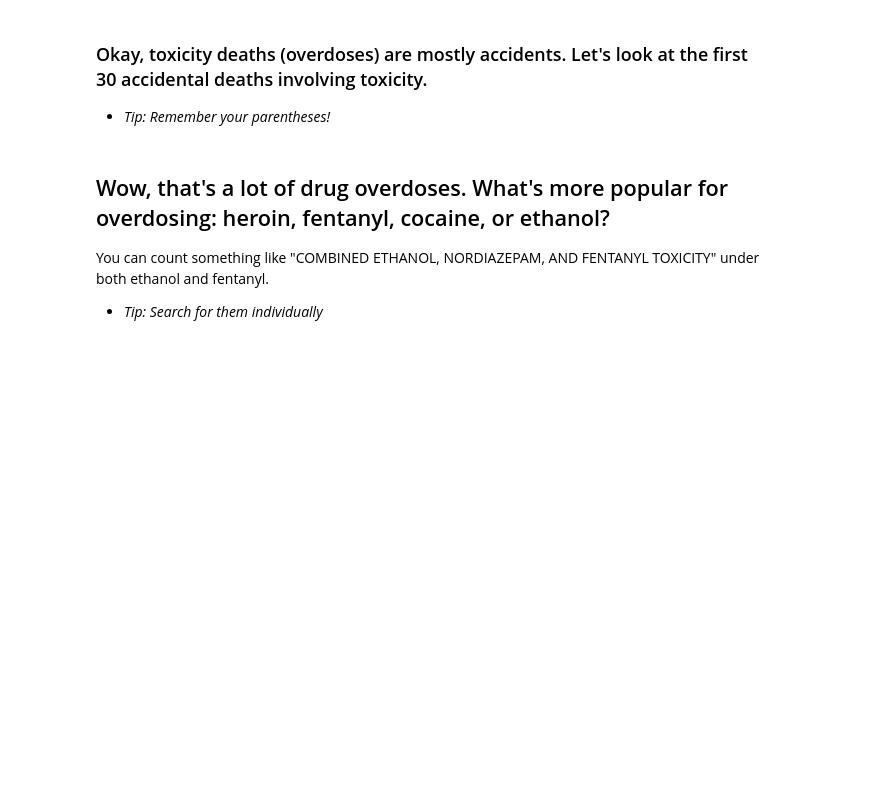
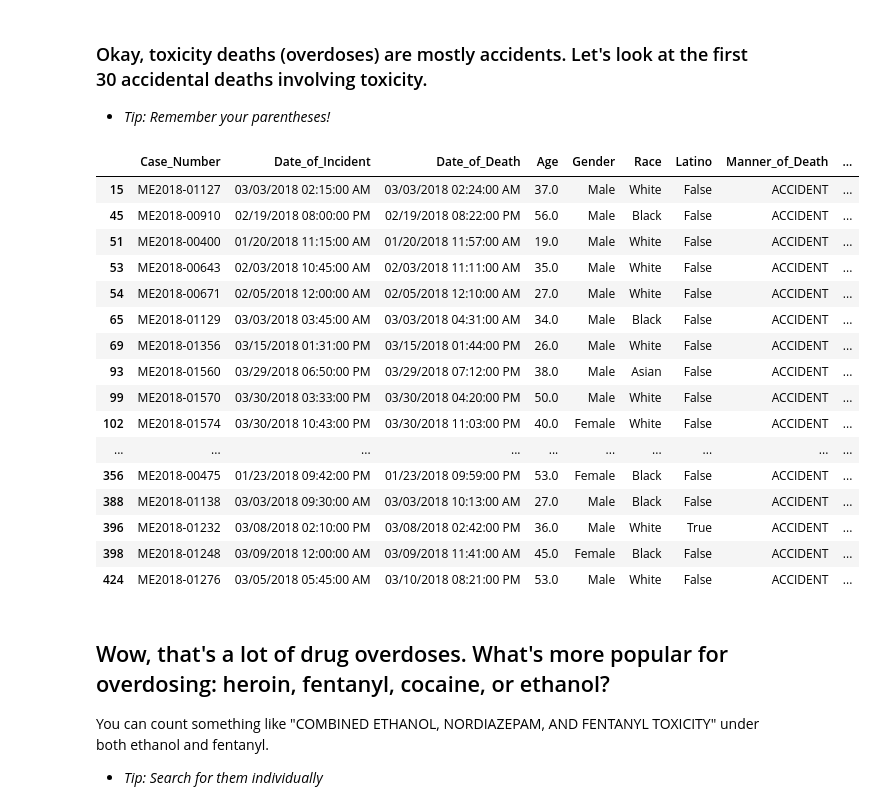
Before and after one commit to elenamlutz/foundations_homework, a Jupyter notebook: 07-homework/medical-examiner/Medical Examiner.ipynb, the cells around one changed output. Saved outputs shown, nothing was run; the diff lists cells and outputs as text; code cells hidden in the pictures; blank space fills up the shorter version.

```diff
--- a/07-homework/medical-examiner/Medical Examiner.ipynb
+++ b/07-homework/medical-examiner/Medical Examiner.ipynb
@@ -111,6 +342,26 @@ Those were almost **all from fires**. Apparently homicide is not the best place
 ### Okay, toxicity deaths (overdoses) are mostly accidents. Let's look at the first 30 accidental deaths involving toxicity.
 
 - *Tip: Remember your parentheses!*
+# %%
+df[(df.Primary_Cause.str.contains("TOXICITY", na=False)) & (df.Manner_of_Death.str.contains("ACCIDENT", na=False))].head(30)
+# %% [output]
+|  | Case_Number | Date_of_Incident | Date_of_Death | Age | Gender | Race | Latino | Manner_of_Death | ... |
+| 15 | ME2018-01127 | 03/03/2018 02:15:00 AM | 03/03/2018 02:24:00 AM | 37.0 | Male | White | False | ACCIDENT | ... |
+| 45 | ME2018-00910 | 02/19/2018 08:00:00 PM | 02/19/2018 08:22:00 PM | 56.0 | Male | Black | False | ACCIDENT | ... |
+| 51 | ME2018-00400 | 01/20/2018 11:15:00 AM | 01/20/2018 11:57:00 AM | 19.0 | Male | White | False | ACCIDENT | ... |
+| 53 | ME2018-00643 | 02/03/2018 10:45:00 AM | 02/03/2018 11:11:00 AM | 35.0 | Male | White | False | ACCIDENT | ... |
+| 54 | ME2018-00671 | 02/05/2018 12:00:00 AM | 02/05/2018 12:10:00 AM | 27.0 | Male | White | False | ACCIDENT | ... |
+| 65 | ME2018-01129 | 03/03/2018 03:45:00 AM | 03/03/2018 04:31:00 AM | 34.0 | Male | Black | False | ACCIDENT | ... |
+| 69 | ME2018-01356 | 03/15/2018 01:31:00 PM | 03/15/2018 01:44:00 PM | 26.0 | Male | White | False | ACCIDENT | ... |
+| 93 | ME2018-01560 | 03/29/2018 06:50:00 PM | 03/29/2018 07:12:00 PM | 38.0 | Male | Asian | False | ACCIDENT | ... |
+| 99 | ME2018-01570 | 03/30/2018 03:33:00 PM | 03/30/2018 04:20:00 PM | 50.0 | Male | White | False | ACCIDENT | ... |
+| 102 | ME2018-01574 | 03/30/2018 10:43:00 PM | 03/30/2018 11:03:00 PM | 40.0 | Female | White | False | ACCIDENT | ... |
+| ... | ... | ... | ... | ... | ... | ... | ... | ... | ... |
+| 356 | ME2018-00475 | 01/23/2018 09:42:00 PM | 01/23/2018 09:59:00 PM | 53.0 | Female | Black | False | ACCIDENT | ... |
+| 388 | ME2018-01138 | 03/03/2018 09:30:00 AM | 03/03/2018 10:13:00 AM | 27.0 | Male | Black | False | ACCIDENT | ... |
+| 396 | ME2018-01232 | 03/08/2018 02:10:00 PM | 03/08/2018 02:42:00 PM | 36.0 | Male | White | True | ACCIDENT | ... |
+| 398 | ME2018-01248 | 03/09/2018 12:00:00 AM | 03/09/2018 11:41:00 AM | 45.0 | Female | Black | False | ACCIDENT | ... |
+| 424 | ME2018-01276 | 03/05/2018 05:45:00 AM | 03/10/2018 08:21:00 PM | 53.0 | Male | White | False | ACCIDENT | ... |
 # %% [markdown]
 ## Wow, that's a lot of drug overdoses. What's more popular for overdosing: heroin, fentanyl, cocaine, or ethanol?
 
```
Also changed, not shown: parts of 35 cells of this notebook.
